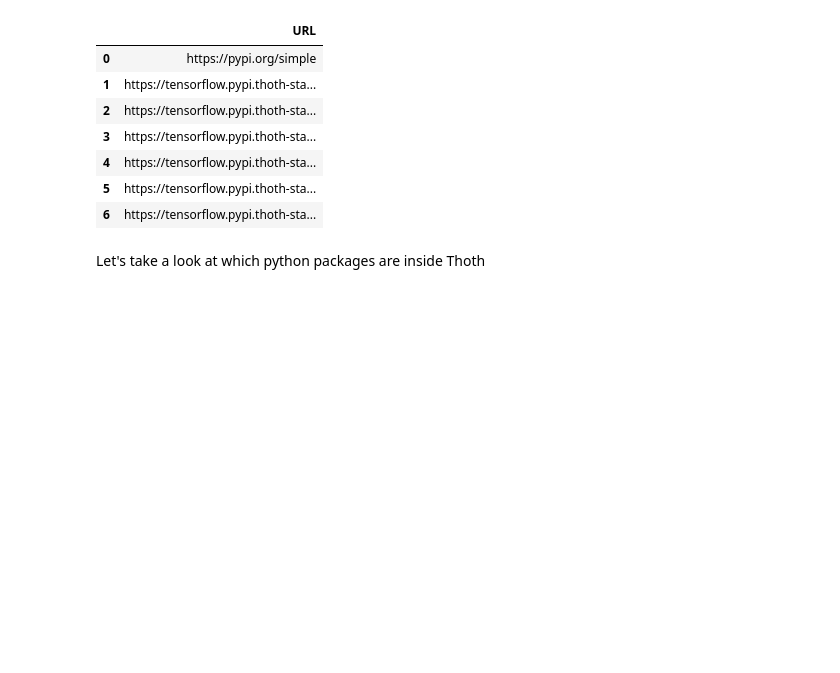
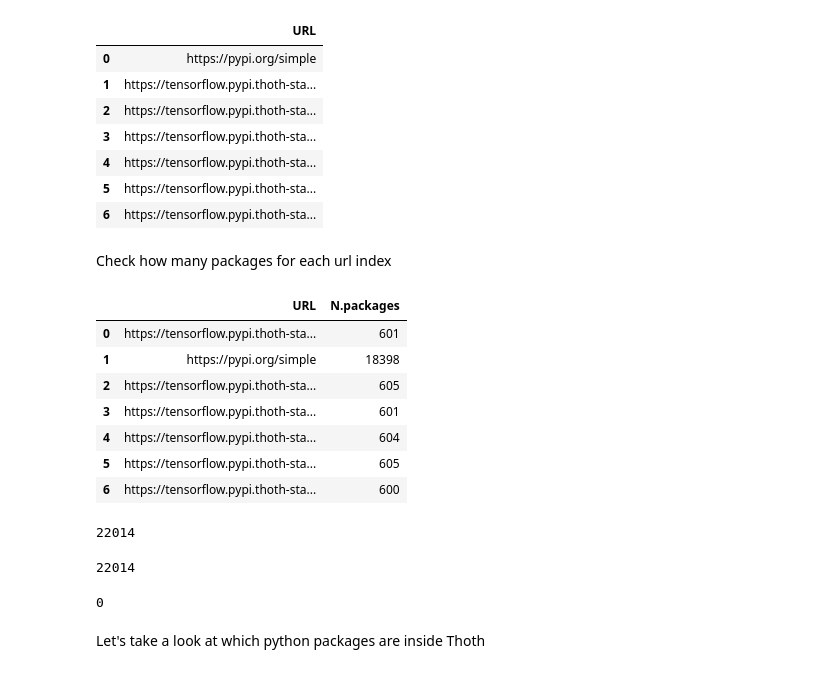
Before and after one commit to thoth-station/notebooks, a Jupyter notebook: notebooks/development/Discover Thoth's graph content.ipynb, the cells around one changed output. Saved outputs shown, nothing was run; the diff lists cells and outputs as text; code cells hidden in the pictures; blank space fills up the shorter version.

```diff
--- a/notebooks/development/Discover Thoth's graph content.ipynb
+++ b/notebooks/development/Discover Thoth's graph content.ipynb
@@ -259,3 +265,5 @@ df
 | 4 | https://tensorflow.pypi.thoth-sta... |
 | 5 | https://tensorflow.pypi.thoth-sta... |
 | 6 | https://tensorflow.pypi.thoth-sta... |
+# %% [markdown]
+Check how many packages for each url index
@@ -262,3 +279,27 @@ df
+# %%
+df = pd.DataFrame(packages_per_index_list, columns = ['URL', 'N.packages'])
+df
+# %% [output]
+|  | URL | N.packages |
+| 0 | https://tensorflow.pypi.thoth-sta... | 601 |
+| 1 | https://pypi.org/simple | 18398 |
+| 2 | https://tensorflow.pypi.thoth-sta... | 605 |
+| 3 | https://tensorflow.pypi.thoth-sta... | 601 |
+| 4 | https://tensorflow.pypi.thoth-sta... | 604 |
+| 5 | https://tensorflow.pypi.thoth-sta... | 605 |
+| 6 | https://tensorflow.pypi.thoth-sta... | 600 |
+# %%
+sum([element[1] for element in packages_per_index_list])
+# %% [output]
+22014
+# %%
+gqr(g.V().has("index_url").count().next()).result
+# %% [output]
+22014
+# %%
+len(set(all_url) - set(known_thoth_url))
+# %% [output]
+0
 # %%
 # Extract all packages
 all_packages = gqr(
```
Also changed, not shown: parts of 9 cells of this notebook.
